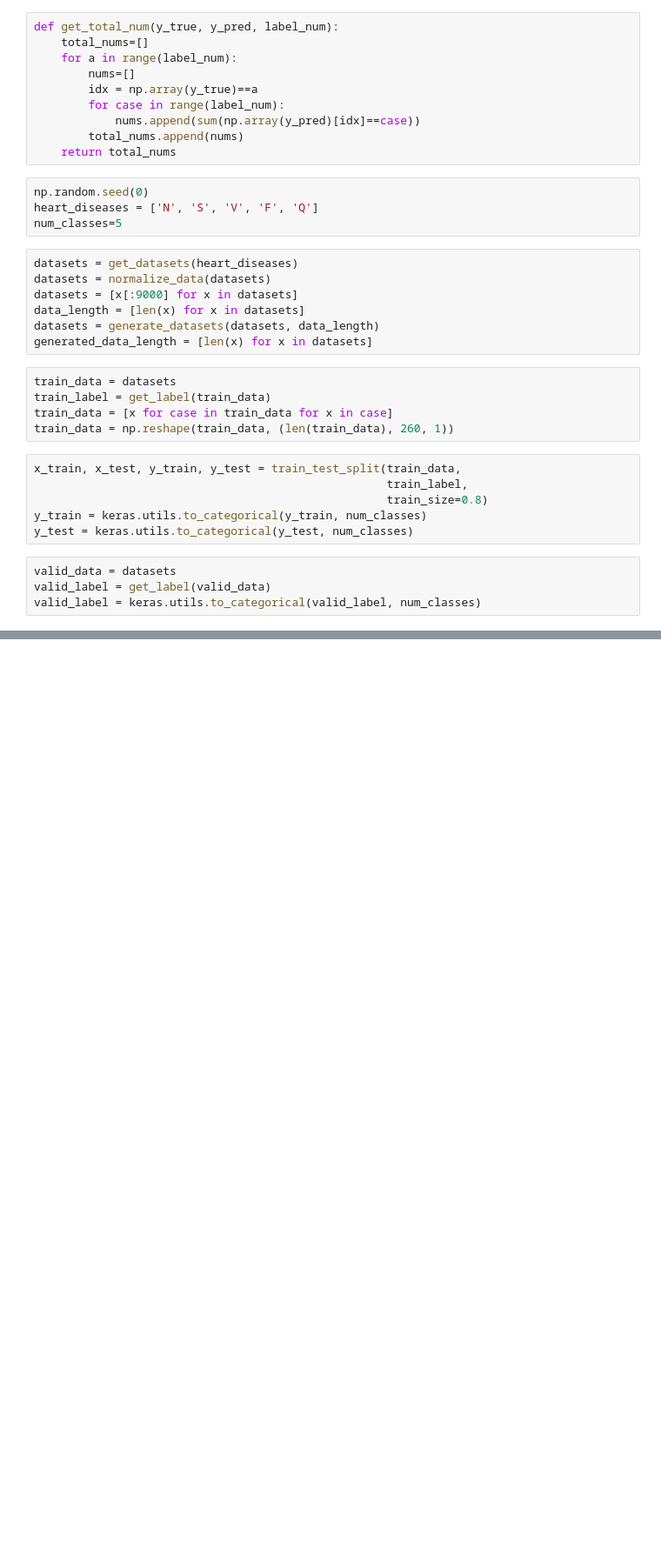
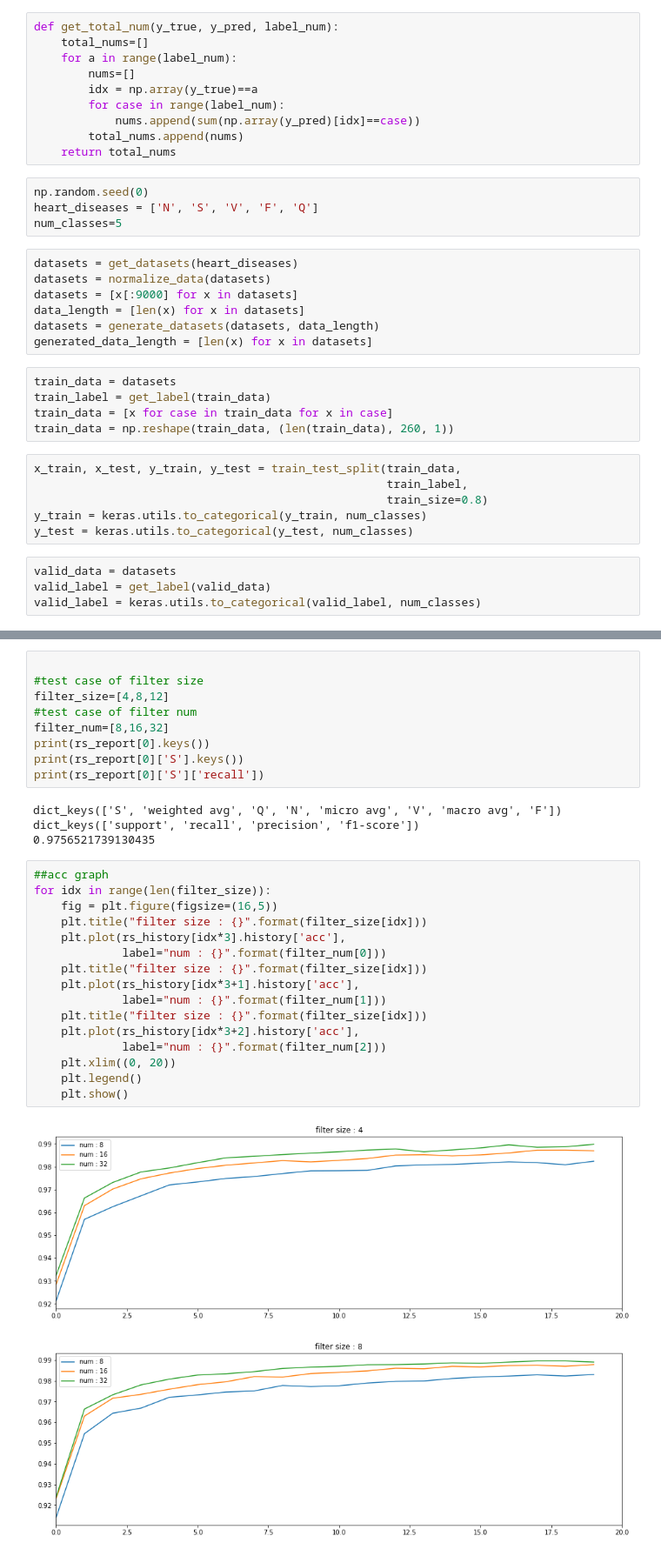
Before and after one commit to LazyerIJ/ECG_Analysis_CNN, a Jupyter notebook: CNN/cnn_compare_kernel.ipynb, the cells around one changed output, grey strips where cells are left out. Shown at 87% size. Cells and saved outputs as stored; diff of their text form; blank space fills up the shorter version.

Commit message:
plot score

```diff
--- a/CNN/cnn_compare_kernel.ipynb
+++ b/CNN/cnn_compare_kernel.ipynb
@@ -285 +315,33 @@ for size in filter_size:
 ======================================================
+# %%
+
+#test case of filter size
+filter_size=[4,8,12]
+#test case of filter num
+filter_num=[8,16,32]
+print(rs_report[0].keys())
+print(rs_report[0]['S'].keys())
+print(rs_report[0]['S']['recall'])
+# %% [output]
+dict_keys(['S', 'weighted avg', 'Q', 'N', 'micro avg', 'V', 'macro avg', 'F'])
+dict_keys(['support', 'recall', 'precision', 'f1-score'])
+0.9756521739130435
+# %%
+##acc graph
+for idx in range(len(filter_size)):
+    fig = plt.figure(figsize=(16,5))
+    plt.title("filter size : {}".format(filter_size[idx]))
+    plt.plot(rs_history[idx*3].history['acc'],
+             label="num : {}".format(filter_num[0]))
+    plt.title("filter size : {}".format(filter_size[idx]))
+    plt.plot(rs_history[idx*3+1].history['acc'],
+             label="num : {}".format(filter_num[1]))
+    plt.title("filter size : {}".format(filter_size[idx]))
+    plt.plot(rs_history[idx*3+2].history['acc'],
+             label="num : {}".format(filter_num[2]))
+    plt.xlim((0, 20))
+    plt.legend()
+    plt.show()
+# %% [output]
+[figure, added]
+[figure, added]
```
Also changed, not shown: parts of 3 cells of this notebook.
